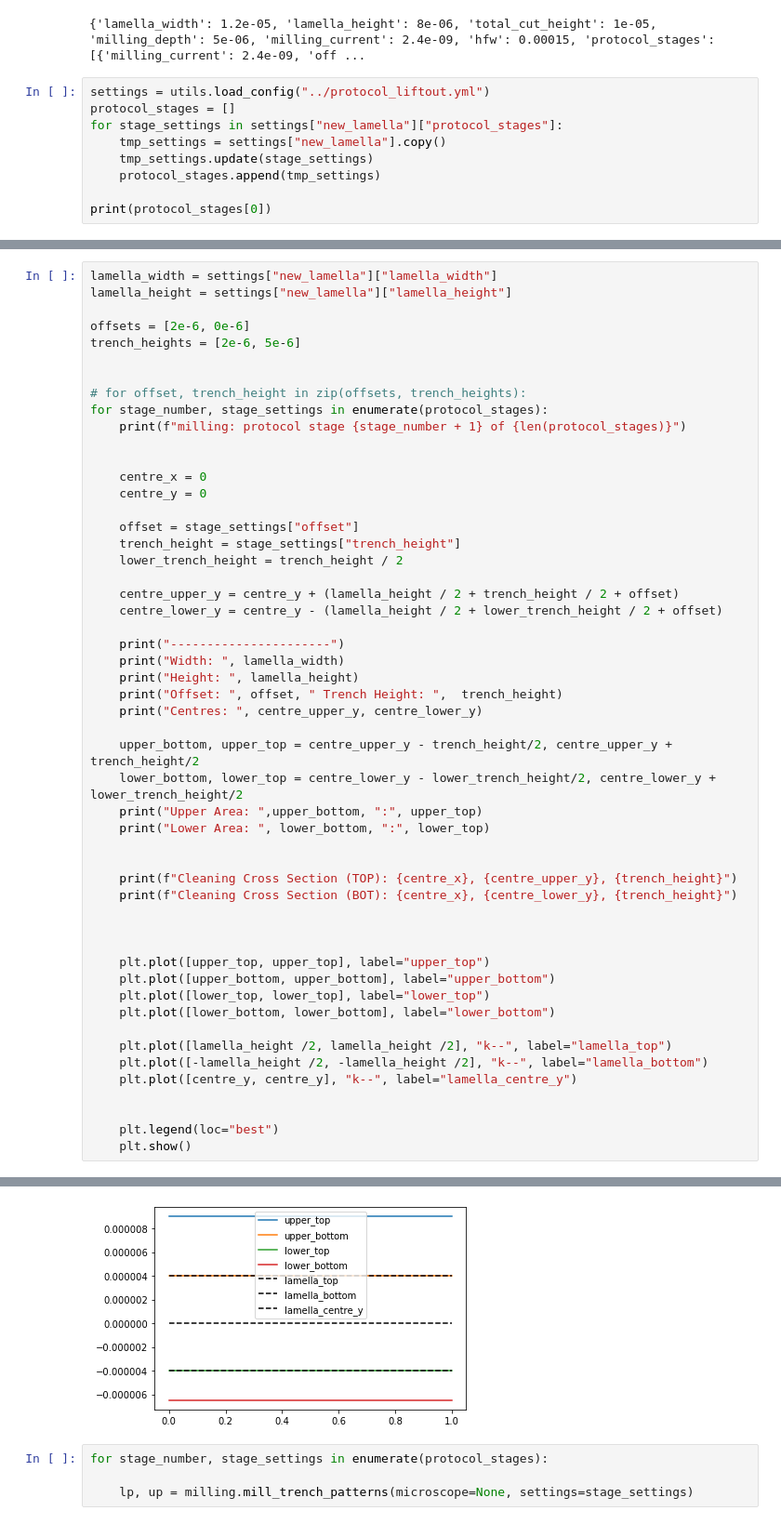
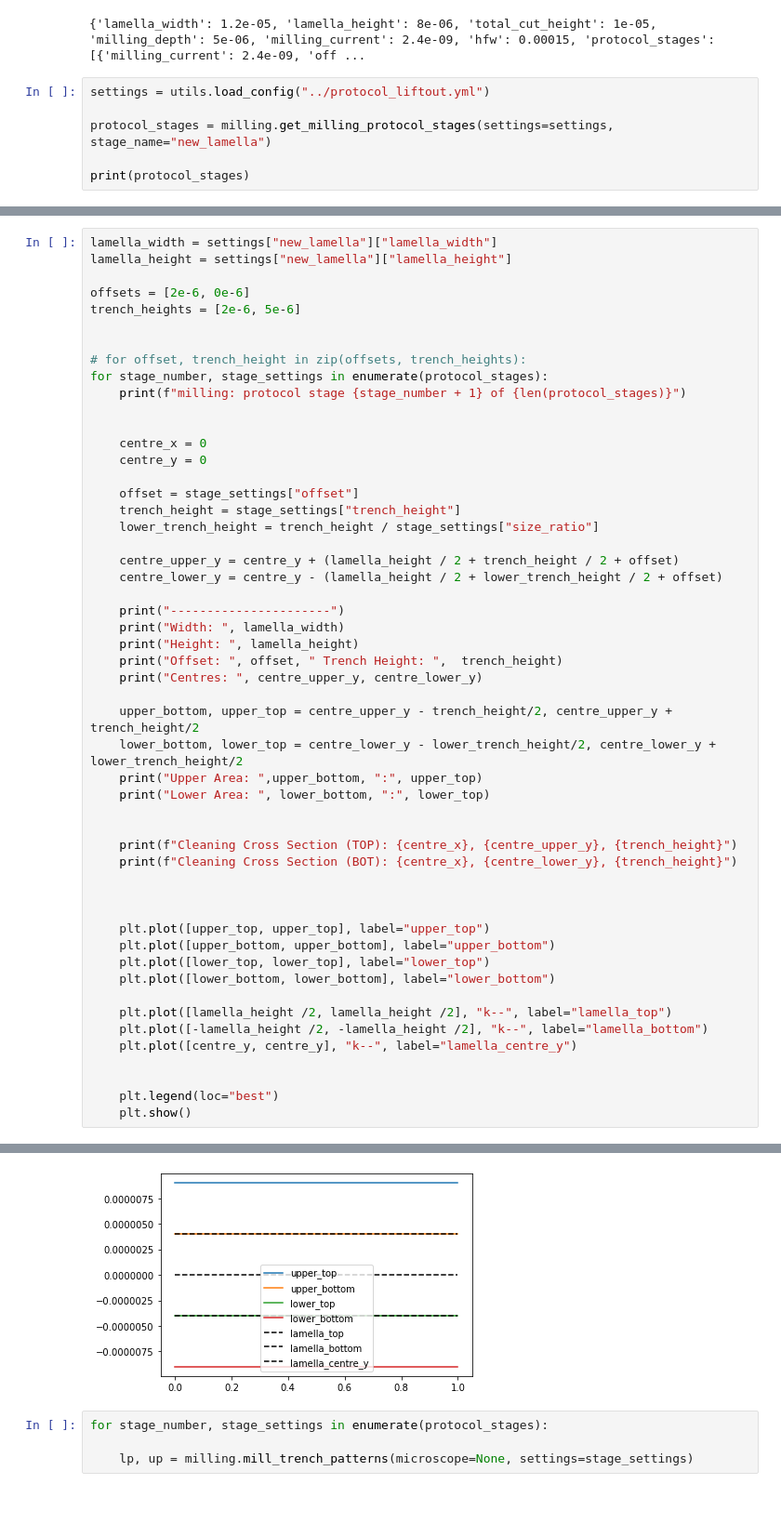
Before and after one commit to Phaips/autoliftout, a Jupyter notebook: liftout/tools/milling_notebook.ipynb, the cells around one changed output, grey strips where cells are left out. Shown at 93% size. Drawn from its saved outputs; the diff is of its cells as text.

Commit message:
new implementation of milling trenches

```diff
--- a/liftout/tools/milling_notebook.ipynb
+++ b/liftout/tools/milling_notebook.ipynb
@@ -17,11 +17,8 @@ The autoreload extension is already loaded. To reload it, use:
 {'lamella_width': 1.2e-05, 'lamella_height': 8e-06, 'total_cut_height': 1e-05, 'milling_depth': 5e-06, 'milling_current': 2.4e-09, 'hfw': 0.00015, 'protocol_stages': [{'milling_current': 2.4e-09, 'off ...
 # %%
 settings = utils.load_config("../protocol_liftout.yml")
-protocol_stages = []
-for stage_settings in settings["new_lamella"]["protocol_stages"]:
-    tmp_settings = settings["new_lamella"].copy()
-    tmp_settings.update(stage_settings)
-    protocol_stages.append(tmp_settings)
 
-print(protocol_stages[0])
+protocol_stages = milling.get_milling_protocol_stages(settings=settings, stage_name="new_lamella")
+
+print(protocol_stages)
 # %% [output]
@@ -44,7 +41,7 @@ for stage_number, stage_settings in enumerate(protocol_stages):
 
     offset = stage_settings["offset"]
     trench_height = stage_settings["trench_height"]
-    lower_trench_height = trench_height / 2
+    lower_trench_height = trench_height / stage_settings["size_ratio"]
 
     centre_upper_y = centre_y + (lamella_height / 2 + trench_height / 2 + offset)
     centre_lower_y = centre_y - (lamella_height / 2 + lower_trench_height / 2 + offset)
@@ -103,4 +100,4 @@ Cleaning Cross Section (BOT): 0, -5.25e-06, 5e-06
-[figure, old version]
+[figure, new version]
 # %%
 for stage_number, stage_settings in enumerate(protocol_stages):
 
```
Also changed, not shown: parts of 3 cells of this notebook, 3 other files.
